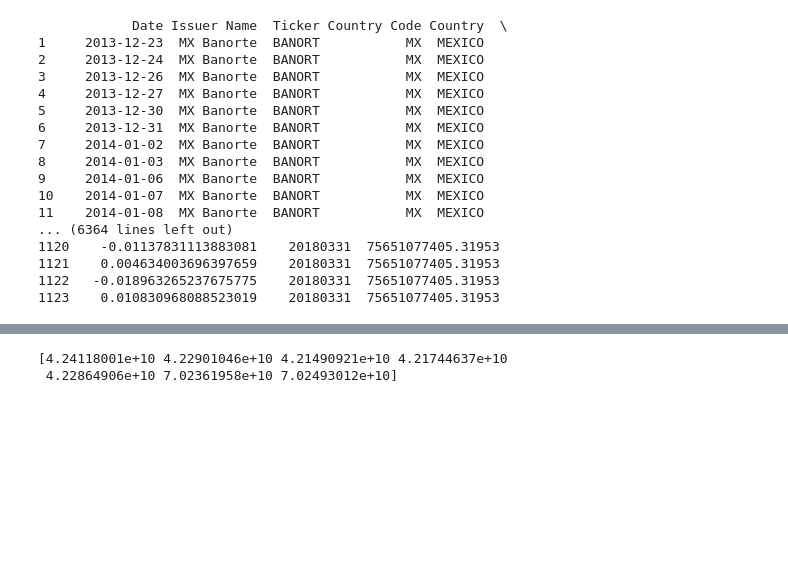
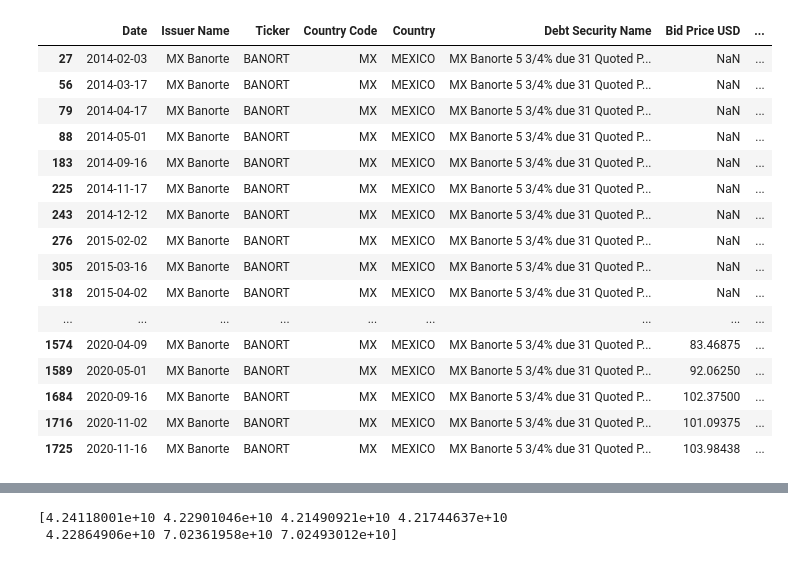
Before and after one commit to harrisonpan1/William-Blair, a Jupyter notebook: Model_Input.ipynb, the cells around one changed output, grey strips where cells are left out. Cells and saved outputs as stored; diff of their text form; code cells hidden in the pictures; blank space fills up the shorter version.

```diff
--- a/Model_Input.ipynb
+++ b/Model_Input.ipynb
@@ -27,38 +51,21 @@ Treasury_Rate
-# %%
-pd.set_option('display.max_rows', None)
-# %%
-#Reading the provided files
-##Reading the Initial File
-Col_Names_1 = ['Date', 'Issuer Name', 'Ticker', 'Country Code', 'Country', 'Debt Security Name', 'Bid Price USD', 'Equity Security Name', 'Equity Price USD', 'Equity Total Return', 'Fiscal Date', 'Total Assets', 'Total Liabilities', 'Total Corporate Debt', 'Total Shareholders Equity', 'Shares Outstanding', 'Dividends per Share', 'Dividends Paid', 'Dividend Yield']
-Filepath_1 = 'MexicanSecurityData.csv'
-#Type = {'Date':'object', 'Issuer Name':'object', 'Ticker':'object', 'Country Code':'object', 'Country':'object', 'Debt Security Name':'object', 'Bid Price USD':'float64', 'Equity Security Name':'object', 'Equity Price USD':'float64', 'Equity Total Return':'float64', 'Fiscal Date':'float64', 'Total Assets':'float64', 'Total Liabilities':'float64', 'Total Corporate Debt':'float64', 'Total Shareholders Equity':'float64', 'Shares Outstanding':'float64', 'Dividends per Share':'float64', 'Dividends Paid':'float64', 'Dividend Yield':'float64'}
-Mexican_Data = pd.read_csv(Filepath_1, header = None, names = Col_Names_1, na_values = ' NA')
-##Reading the Maturity File
-Col_Names_2 = ['Debt Name', 'Maturity']
-Filepath_2 = 'MexicanMaturities.xlsx'
-Mexican_Maturities = pd.read_excel(Filepath_2, header = None, names = Col_Names_2, na_values = ' NA')
-##Reading the Treasury File
-Col_Names_3 = ['Date', '3M Libor', '1Y', '3Y', '5Y', '7Y', '10Y', '15Y', '30Y']
-Filepath_3 = 'USTRateData.csv'
-Treasury_Rate = pd.read_csv(Filepath_3, header = None, names = Col_Names_3, na_values = ' NA')
-## For simplicity, we will start working with one bond - the one of Banorte
-Banorte = Mexican_Data[Mexican_Data['Ticker'] == 'BANORT']
-Banorte
-# %% [output]
-            Date Issuer Name  Ticker Country Code Country  \
-1     2013-12-23  MX Banorte  BANORT           MX  MEXICO
-2     2013-12-24  MX Banorte  BANORT           MX  MEXICO
-3     2013-12-26  MX Banorte  BANORT           MX  MEXICO
-4     2013-12-27  MX Banorte  BANORT           MX  MEXICO
-5     2013-12-30  MX Banorte  BANORT           MX  MEXICO
-6     2013-12-31  MX Banorte  BANORT           MX  MEXICO
-7     2014-01-02  MX Banorte  BANORT           MX  MEXICO
-8     2014-01-03  MX Banorte  BANORT           MX  MEXICO
-9     2014-01-06  MX Banorte  BANORT           MX  MEXICO
-10    2014-01-07  MX Banorte  BANORT           MX  MEXICO
-11    2014-01-08  MX Banorte  BANORT           MX  MEXICO
-... (6364 lines left out)
-1120    -0.01137831113883081    20180331  75651077405.31953
-1121    0.004634003696397659    20180331  75651077405.31953
-1122   -0.018963265237675775    20180331  75651077405.31953
-1123    0.010830968088523019    20180331  75651077405.31953
+# %%
+# Check for missing values in Equity Total Return
+Banorte[Banorte['Equity Total Return'].isna()]
+# %% [output]
+|  | Date | Issuer Name | Ticker | Country Code | Country | Debt Security Name | Bid Price USD | ... |
+| 27 | 2014-02-03 | MX Banorte | BANORT | MX | MEXICO | MX Banorte 5 3/4% due 31 Quoted P... | NaN | ... |
+| 56 | 2014-03-17 | MX Banorte | BANORT | MX | MEXICO | MX Banorte 5 3/4% due 31 Quoted P... | NaN | ... |
+| 79 | 2014-04-17 | MX Banorte | BANORT | MX | MEXICO | MX Banorte 5 3/4% due 31 Quoted P... | NaN | ... |
+| 88 | 2014-05-01 | MX Banorte | BANORT | MX | MEXICO | MX Banorte 5 3/4% due 31 Quoted P... | NaN | ... |
+| 183 | 2014-09-16 | MX Banorte | BANORT | MX | MEXICO | MX Banorte 5 3/4% due 31 Quoted P... | NaN | ... |
+| 225 | 2014-11-17 | MX Banorte | BANORT | MX | MEXICO | MX Banorte 5 3/4% due 31 Quoted P... | NaN | ... |
+| 243 | 2014-12-12 | MX Banorte | BANORT | MX | MEXICO | MX Banorte 5 3/4% due 31 Quoted P... | NaN | ... |
+| 276 | 2015-02-02 | MX Banorte | BANORT | MX | MEXICO | MX Banorte 5 3/4% due 31 Quoted P... | NaN | ... |
+| 305 | 2015-03-16 | MX Banorte | BANORT | MX | MEXICO | MX Banorte 5 3/4% due 31 Quoted P... | NaN | ... |
+| 318 | 2015-04-02 | MX Banorte | BANORT | MX | MEXICO | MX Banorte 5 3/4% due 31 Quoted P... | NaN | ... |
+| ... | ... | ... | ... | ... | ... | ... | ... | ... |
+| 1574 | 2020-04-09 | MX Banorte | BANORT | MX | MEXICO | MX Banorte 5 3/4% due 31 Quoted P... | 83.46875 | ... |
+| 1589 | 2020-05-01 | MX Banorte | BANORT | MX | MEXICO | MX Banorte 5 3/4% due 31 Quoted P... | 92.06250 | ... |
+| 1684 | 2020-09-16 | MX Banorte | BANORT | MX | MEXICO | MX Banorte 5 3/4% due 31 Quoted P... | 102.37500 | ... |
+| 1716 | 2020-11-02 | MX Banorte | BANORT | MX | MEXICO | MX Banorte 5 3/4% due 31 Quoted P... | 101.09375 | ... |
+| 1725 | 2020-11-16 | MX Banorte | BANORT | MX | MEXICO | MX Banorte 5 3/4% due 31 Quoted P... | 103.98438 | ... |
```
Also changed, not shown: parts of 20 cells of this notebook.
